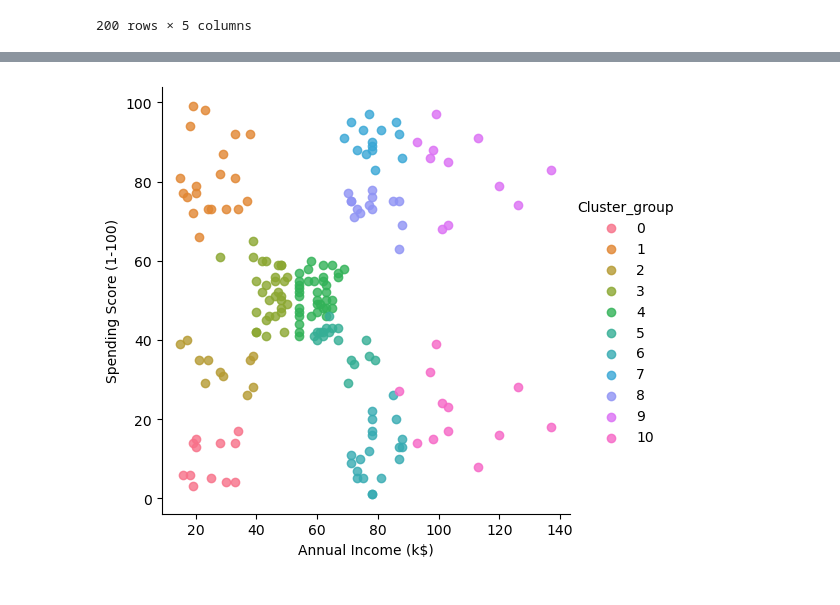
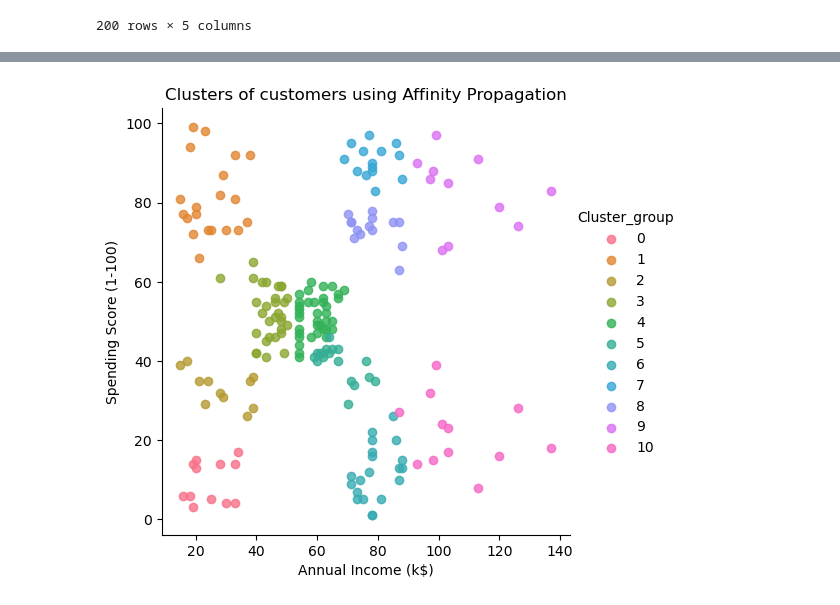
Before and after one commit to ShankarKay/Assignments, a Jupyter notebook: Assignment-8/3.AffinityPropagation.ipynb, the cells around one changed output, grey strips where cells are left out. Saved outputs shown, nothing was run; the diff lists cells and outputs as text; code cells hidden in the pictures.

```diff
--- a/Assignment-8/3.AffinityPropagation.ipynb
+++ b/Assignment-8/3.AffinityPropagation.ipynb
@@ -88,0 +53,10 @@ array([[ 56.46478873,  49.77464789],
+# %%
+# Affinity Propagation clustering
+af = AffinityPropagation(random_state=0)
+y_af = af.fit_predict(X)
+
+# Prepare DataFrame for saving and plotting
+supervised = dataset.copy() # Make a copy to avoid modifying original dataset DataFrame directly
+supervised['Cluster_group'] = y_af
+supervised.to_csv("cluster.csv", index=False)
+print("Cluster labels assigned and saved to cluster.csv")
@@ -89,6 +85,11 @@ array([[ 56.46478873,  49.77464789],
 # %%
 import seaborn as sns
-facet=sns.lmplot(data=supervised,x=supervised.columns[3],y=supervised.columns[4],hue=supervised.columns[5],
-                 fit_reg=False,legend=True,legend_out=True)
+# Plotting
+facet = sns.lmplot(data=supervised, x=supervised.columns[3], y=supervised.columns[4], hue=supervised.columns[5],
+                   fit_reg=False, legend=True, legend_out=True)
+plt.title('Clusters of customers using Affinity Propagation')
+plt.xlabel(supervised.columns[3])
+plt.ylabel(supervised.columns[4])
+plt.show()
 # %% [output]
-[figure, old version]
+[figure, new version]
```
Also changed, not shown: parts of 7 cells of this notebook, 4 other files.
